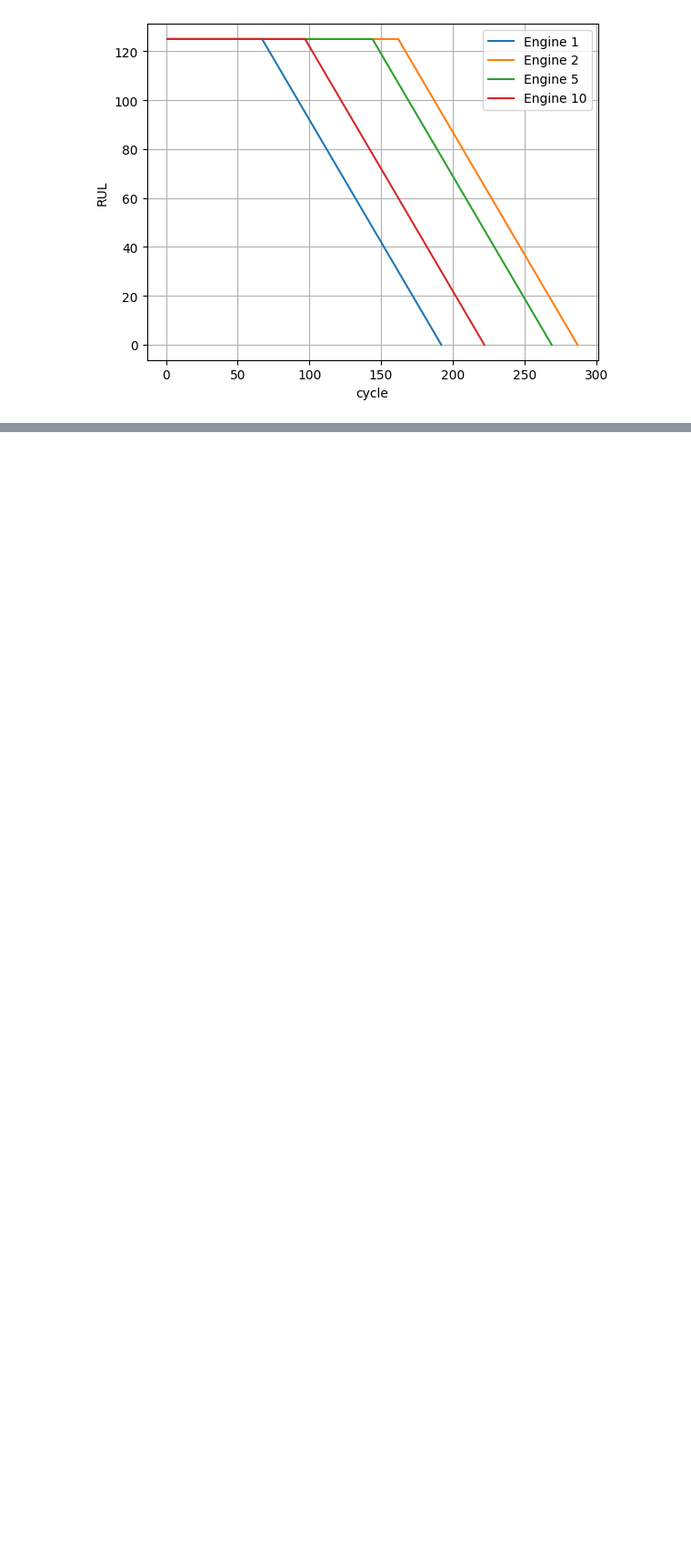
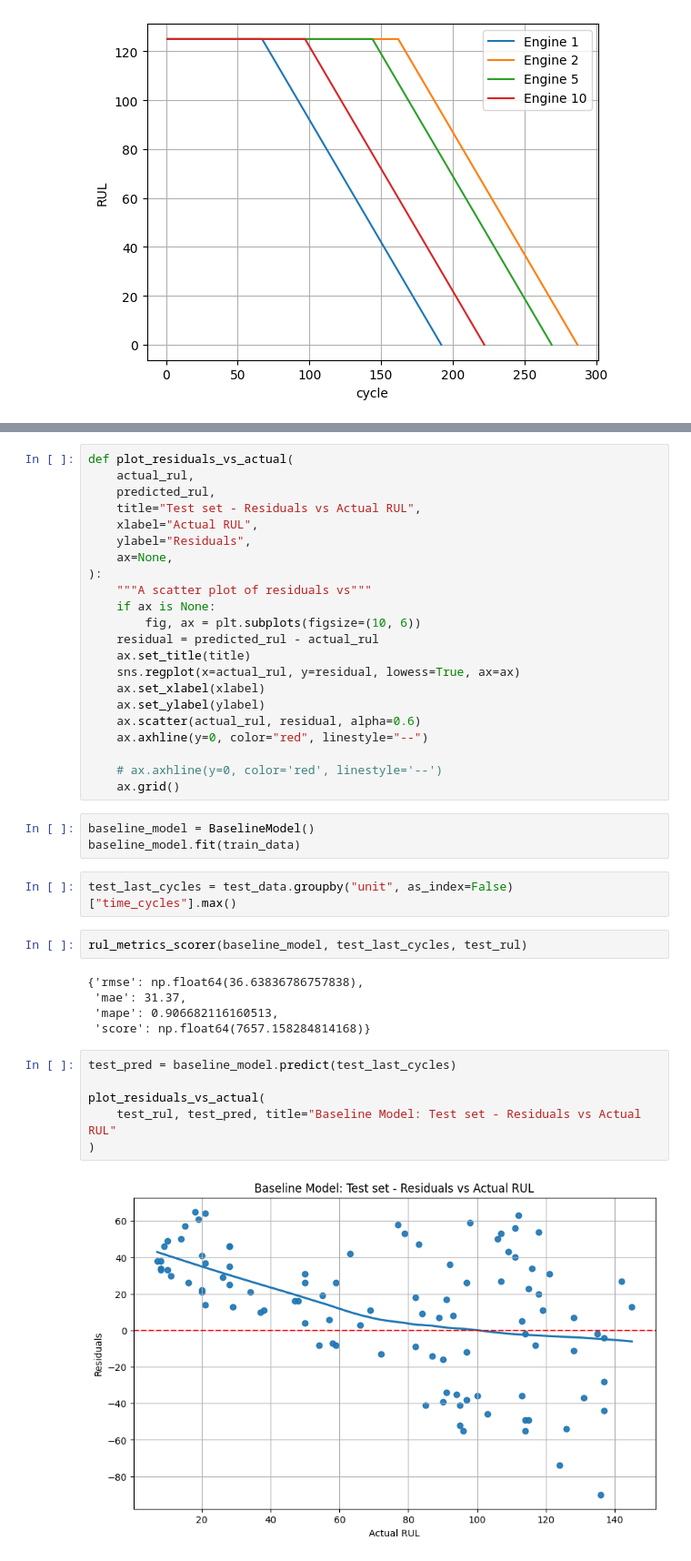
Before and after one commit to AmanSah17/Turbofan-Engine-Remaining_Useful_Life, a Jupyter notebook: 02_target_metric_baseline.ipynb, the cells around one changed output, grey strips where cells are left out. Shown: that part at 91% size. Cells and saved outputs as stored; diff of their text form; blank space fills up the shorter version.

```diff
--- a/02_target_metric_baseline.ipynb
+++ b/02_target_metric_baseline.ipynb
@@ -89,0 +440,42 @@ train_data = train_data.drop(columns=["rul"])
+# %%
+def plot_residuals_vs_actual(
+    actual_rul,
+    predicted_rul,
+    title="Test set - Residuals vs Actual RUL",
+    xlabel="Actual RUL",
+    ylabel="Residuals",
+    ax=None,
+):
+    """A scatter plot of residuals vs"""
+    if ax is None:
+        fig, ax = plt.subplots(figsize=(10, 6))
+    residual = predicted_rul - actual_rul
+    ax.set_title(title)
+    sns.regplot(x=actual_rul, y=residual, lowess=True, ax=ax)
+    ax.set_xlabel(xlabel)
+    ax.set_ylabel(ylabel)
+    ax.scatter(actual_rul, residual, alpha=0.6)
+    ax.axhline(y=0, color="red", linestyle="--")
+
+    # ax.axhline(y=0, color='red', linestyle='--')
+    ax.grid()
+# %%
+baseline_model = BaselineModel()
+baseline_model.fit(train_data)
+# %%
+test_last_cycles = test_data.groupby("unit", as_index=False)["time_cycles"].max()
+# %%
+rul_metrics_scorer(baseline_model, test_last_cycles, test_rul)
+# %% [output]
+{'rmse': np.float64(36.63836786757838),
+ 'mae': 31.37,
+ 'mape': 0.906682116160513,
+ 'score': np.float64(7657.158284814168)}
+# %%
+test_pred = baseline_model.predict(test_last_cycles)
+
+plot_residuals_vs_actual(
+    test_rul, test_pred, title="Baseline Model: Test set - Residuals vs Actual RUL"
+)
+# %% [output]
+[figure, added]
```
Also changed, not shown: parts of 11 cells of this notebook, 2 other files.
